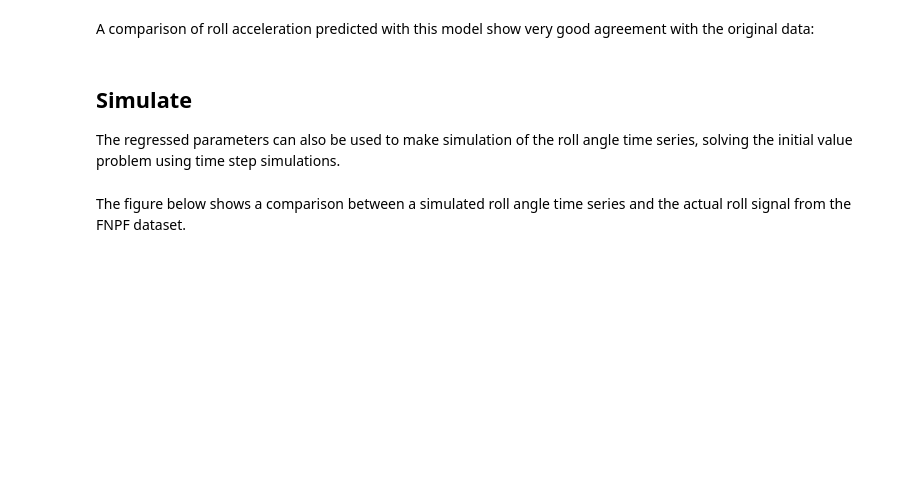
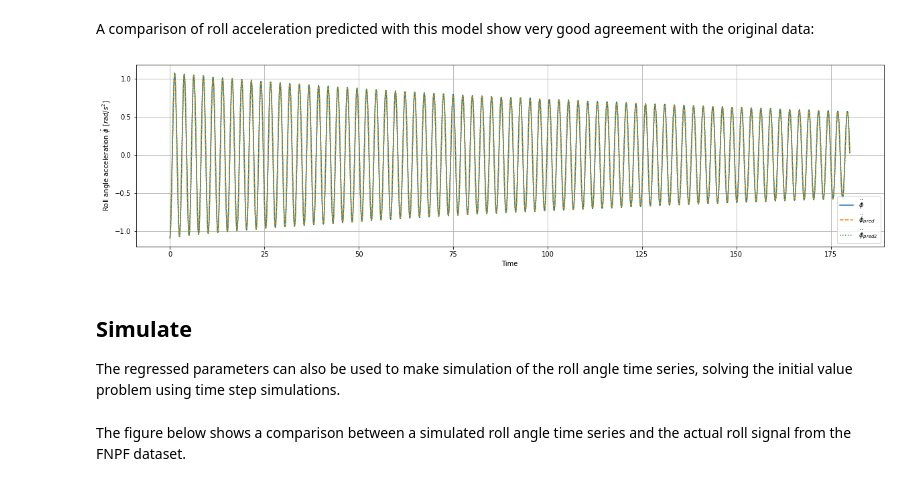
Before and after one commit to martinlarsalbert/roll_decay_damping, a Jupyter notebook: notebooks/02.01_kvlcc2-roll-decay.ipynb, the cells around one changed output. Cells and saved outputs as stored; diff of their text form; code cells hidden in the pictures; blank space fills up the shorter version.

```diff
--- a/notebooks/02.01_kvlcc2-roll-decay.ipynb
+++ b/notebooks/02.01_kvlcc2-roll-decay.ipynb
@@ -32,7 +35,7 @@ for dirname, _, filenames in os.walk('/kaggle/input'):
 # Loading data from the simulation
 The present dataset contains roll decay tests from actual model tests, carried out at [SSPA maritime-dynamics-laboratory](https://www.sspa.se/our-facilities-and-tools/maritime-dynamics-laboratory) and also CFD simulations, using a method called FNPF. A parameter identification of the data from the FNPF simulation at 0 knots is described below.
 # %%
-data = pd.read_csv('/kaggle/input/kvlcc2-roll-decay/fnpf_kvlcc2_rolldecay_0kn.csv', index_col=0)
+data = pd.read_csv('../data/external/fnpf_kvlcc2_rolldecay_0kn.csv', index_col=0)
 # %% [markdown]
 This file contains time series for roll angle: $\phi$ (**phi**) and its first and second time derivatives $\dot{\phi}$ (**phi1d**) and $\ddot{\phi}$ (**phi2d**).
 # %%
@@ -142,17 +194,19 @@ A comparison of roll acceleration predicted with this model show very good agree
 # %%
 y_pred = results.predict(X)
 
 fig,ax=plt.subplots()
 fig.set_size_inches(20,5)
 data.plot(y='phi2d', ax=ax, label=r'$\ddot{\phi}$');
 
 ax.plot(data.index, y_pred, '--', label=r'$\ddot{\phi}_{pred}$')
-ax.plot(data.index, y_pred2, ':', label=r'$\ddot{\phi}_{pred2}$')
+ax.plot(data.index, y_pred, ':', label=r'$\ddot{\phi}_{pred2}$')
 
 ax.set_ylabel(r'Roll angle acceleration $\ddot{\phi}$ $[rad/s^2]$')
 
 ax.grid(True)
 ax.legend();
+# %% [output]
+[figure, added]
 # %% [markdown]
 ## Simulate
 The regressed parameters can also be used to make simulation of the roll angle time series, solving the initial value problem using time step simulations.
```
Also changed, not shown: parts of 26 cells of this notebook, 8 other files.
